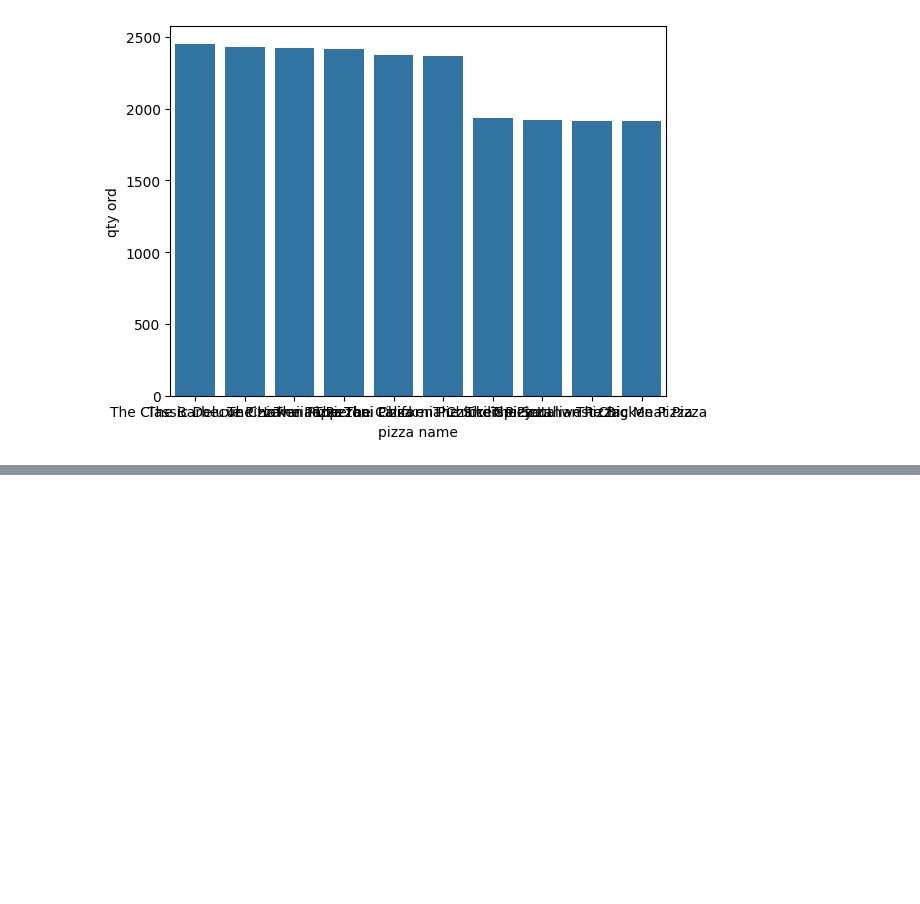
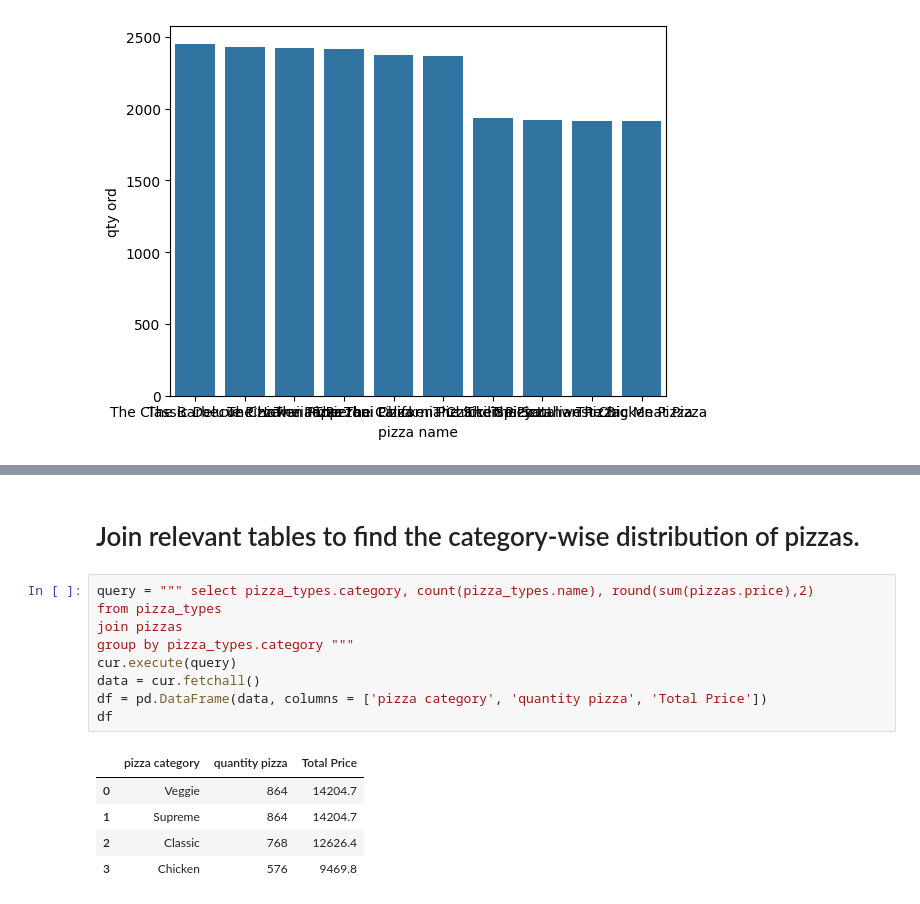
Before and after one commit to AftabQuant/Data-Analysis-Project, a Jupyter notebook: Pizza Sales Project/Pizzalytics.ipynb, the cells around one changed output, grey strips where cells are left out. Drawn from its saved outputs; the diff is of its cells as text; blank space fills up the shorter version.

Commit message:
PizzaHUb Project

```diff
--- a/Pizza Sales Project/Pizzalytics.ipynb
+++ b/Pizza Sales Project/Pizzalytics.ipynb
@@ -109,0 +155,17 @@ plt.show()
+# %% [markdown]
+# Join relevant tables to find the category-wise distribution of pizzas.
+# %%
+query = """ select pizza_types.category, count(pizza_types.name), round(sum(pizzas.price),2)
+from pizza_types
+join pizzas
+group by pizza_types.category """
+cur.execute(query)
+data = cur.fetchall()
+df = pd.DataFrame(data, columns = ['pizza category', 'quantity pizza', 'Total Price'])
+df
+# %% [output]
+|  | pizza category | quantity pizza | Total Price |
+| 0 | Veggie | 864 | 14204.7 |
+| 1 | Supreme | 864 | 14204.7 |
+| 2 | Classic | 768 | 12626.4 |
+| 3 | Chicken | 576 | 9469.8 |
```
Also changed, not shown: parts of 10 cells of this notebook.
